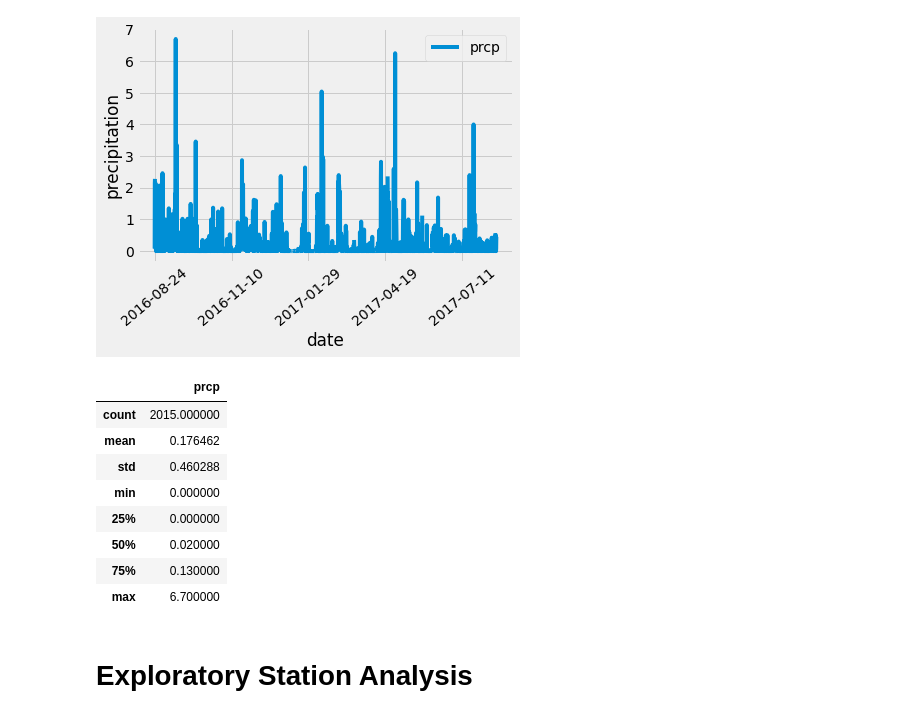
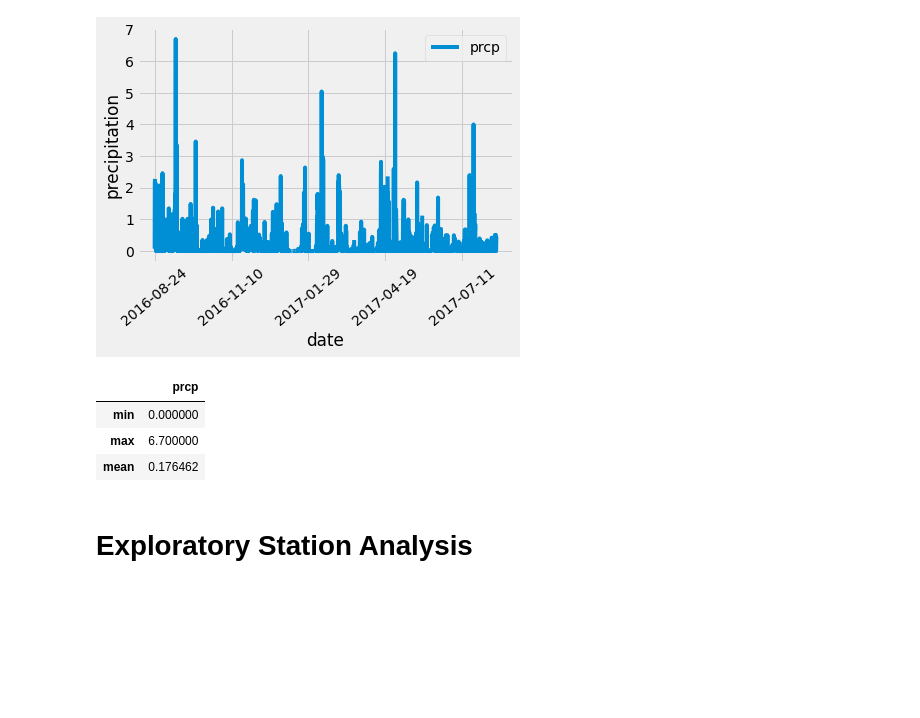
Before and after one commit to scbigler/sqlalchemy-data-exploration, a Jupyter notebook: climate_starter.ipynb, the cells around one changed output. Cells and saved outputs as stored; diff of their text form; code cells hidden in the pictures; blank space fills up the shorter version.

```diff
--- a/climate_starter.ipynb
+++ b/climate_starter.ipynb
@@ -118,17 +118,19 @@ Text(0, 0.5, 'precipitation')
 [figure]
 # %%
 # Use Pandas to calculate the summary statistics for the precipitation data
-last_year_df.describe()
+# last_year_df.describe()
+
+last_year_df.agg(
+        {
+            "prcp": ["min", "max", "mean"]
+
+        }
+                )
 # %% [output]
 |  | prcp |
-| count | 2015.000000 |
+| min | 0.000000 |
+| max | 6.700000 |
 | mean | 0.176462 |
-| std | 0.460288 |
-| min | 0.000000 |
-| 25% | 0.000000 |
-| 50% | 0.020000 |
-| 75% | 0.130000 |
-| max | 6.700000 |
 # %% [markdown]
 # Exploratory Station Analysis
 # %%
```
Also changed, not shown: 1 other file.
